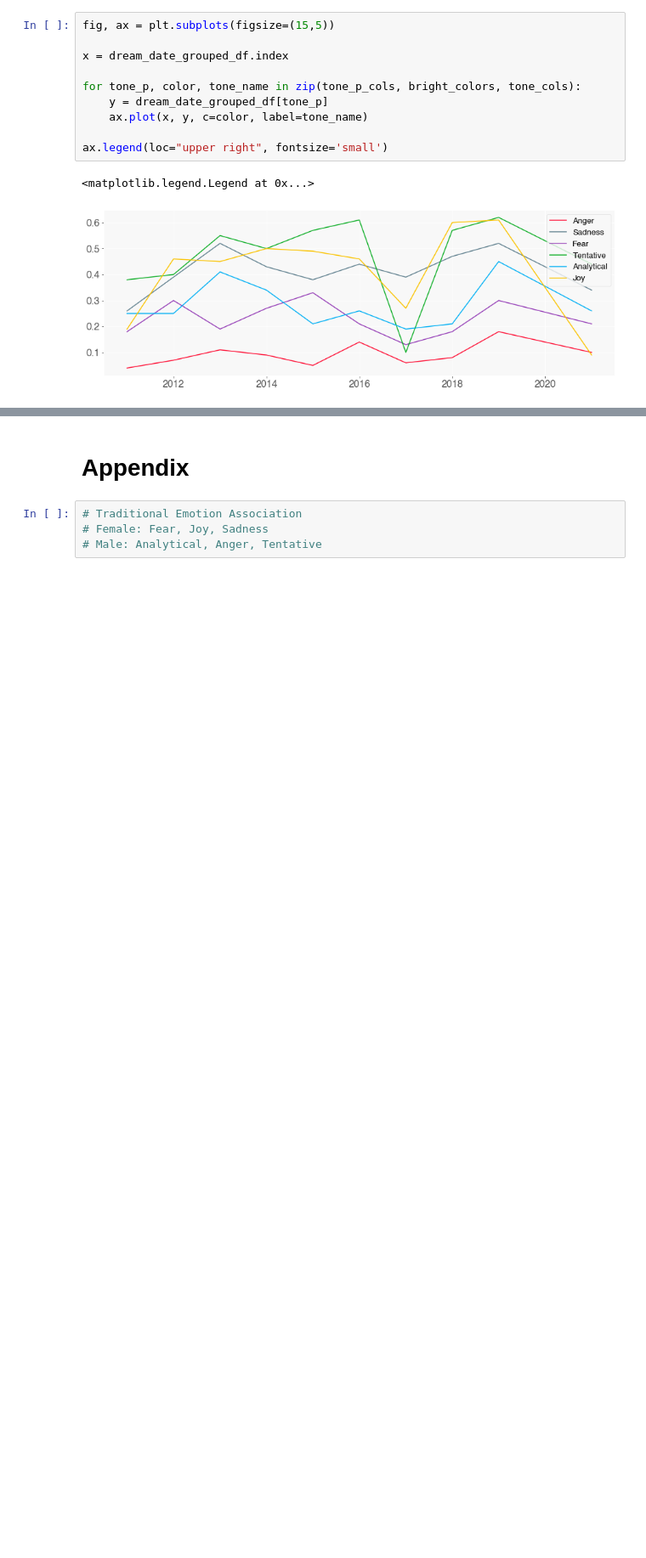
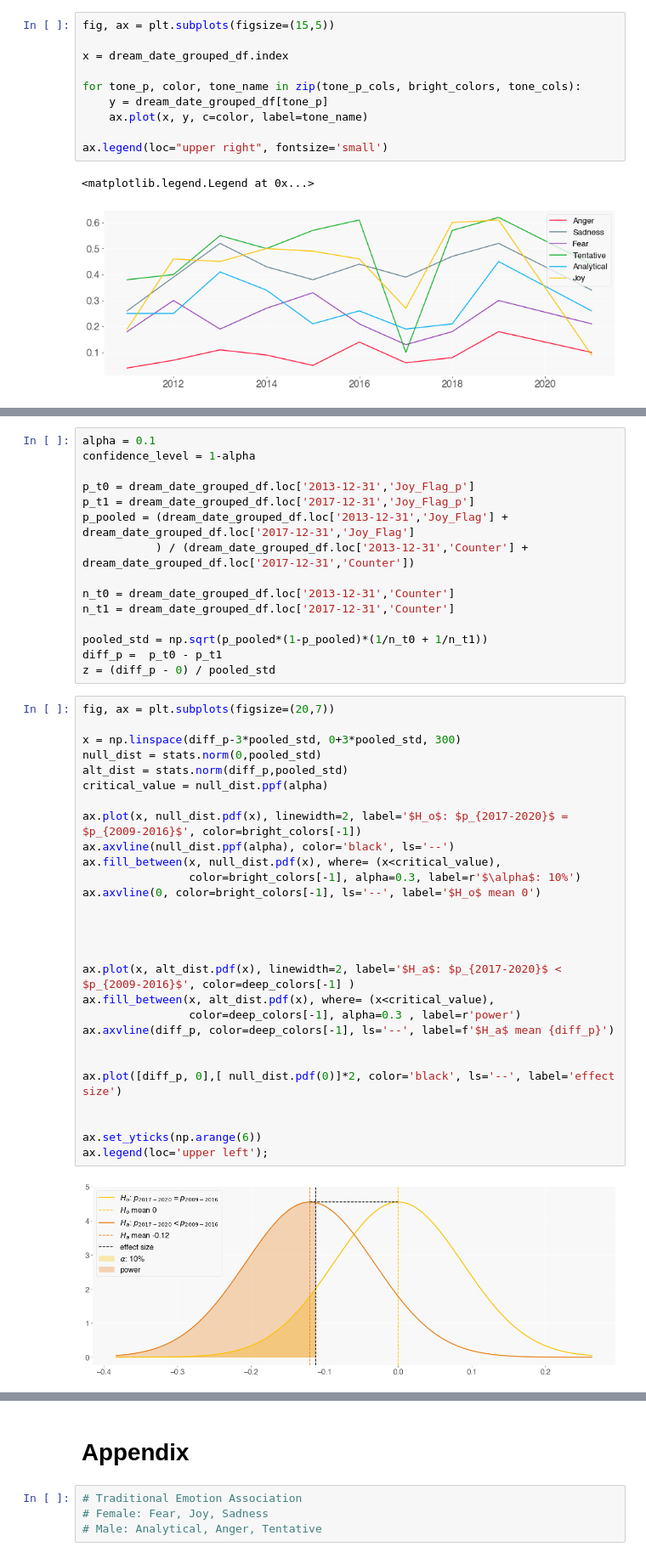
Before and after one commit to MekdiYilma/dreams, a Jupyter notebook: EDA/tone_analysis_on_SDDb.ipynb, the cells around one changed output, grey strips where cells are left out. Shown at 85% size. Drawn from its saved outputs; the diff is of its cells as text; blank space fills up the shorter version.

```diff
--- a/EDA/tone_analysis_on_SDDb.ipynb
+++ b/EDA/tone_analysis_on_SDDb.ipynb
@@ -810,0 +823,45 @@ dream_date_grouped_df
+# %%
+alpha = 0.1
+confidence_level = 1-alpha
+
+p_t0 = dream_date_grouped_df.loc['2013-12-31','Joy_Flag_p']
+p_t1 = dream_date_grouped_df.loc['2017-12-31','Joy_Flag_p']
+p_pooled = (dream_date_grouped_df.loc['2013-12-31','Joy_Flag'] + dream_date_grouped_df.loc['2017-12-31','Joy_Flag']
+           ) / (dream_date_grouped_df.loc['2013-12-31','Counter'] + dream_date_grouped_df.loc['2017-12-31','Counter'])
+
+n_t0 = dream_date_grouped_df.loc['2013-12-31','Counter']
+n_t1 = dream_date_grouped_df.loc['2017-12-31','Counter']
+
+pooled_std = np.sqrt(p_pooled*(1-p_pooled)*(1/n_t0 + 1/n_t1))
+diff_p =  p_t0 - p_t1
+z = (diff_p - 0) / pooled_std
+# %%
+fig, ax = plt.subplots(figsize=(20,7))
+
+x = np.linspace(diff_p-3*pooled_std, 0+3*pooled_std, 300)
+null_dist = stats.norm(0,pooled_std)
+alt_dist = stats.norm(diff_p,pooled_std)
+critical_value = null_dist.ppf(alpha)
+
+ax.plot(x, null_dist.pdf(x), linewidth=2, label='$H_o$: $p_{2017-2020}$ = $p_{2009-2016}$', color=bright_colors[-1])
+ax.axvline(null_dist.ppf(alpha), color='black', ls='--')
+ax.fill_between(x, null_dist.pdf(x), where= (x<critical_value),
+                color=bright_colors[-1], alpha=0.3, label=r'$\alpha$: 10%')
+ax.axvline(0, color=bright_colors[-1], ls='--', label='$H_o$ mean 0')
+
+
+
+
+ax.plot(x, alt_dist.pdf(x), linewidth=2, label='$H_a$: $p_{2017-2020}$ < $p_{2009-2016}$', color=deep_colors[-1] )
+ax.fill_between(x, alt_dist.pdf(x), where= (x<critical_value),
+                color=deep_colors[-1], alpha=0.3 , label=r'power')
+ax.axvline(diff_p, color=deep_colors[-1], ls='--', label=f'$H_a$ mean {diff_p}')
+
+
+ax.plot([diff_p, 0],[ null_dist.pdf(0)]*2, color='black', ls='--', label='effect size')
+
+
+ax.set_yticks(np.arange(6))
+ax.legend(loc='upper left');
+# %% [output]
+[figure, added]
```
Also changed, not shown: parts of 12 cells of this notebook, 5 other files.
